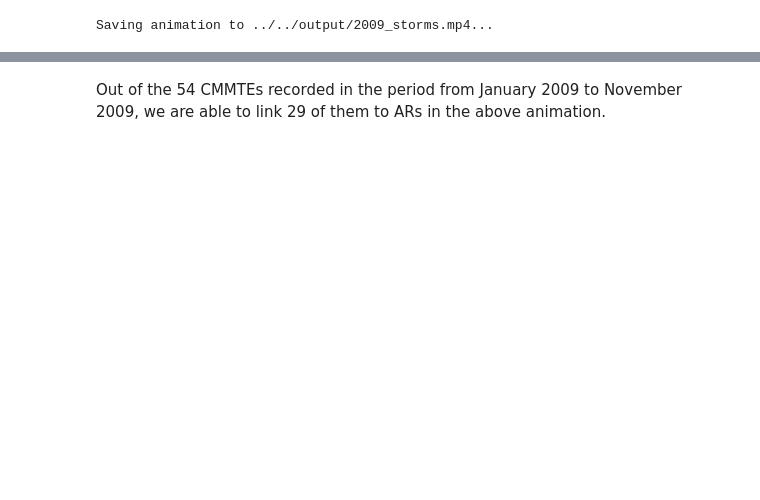
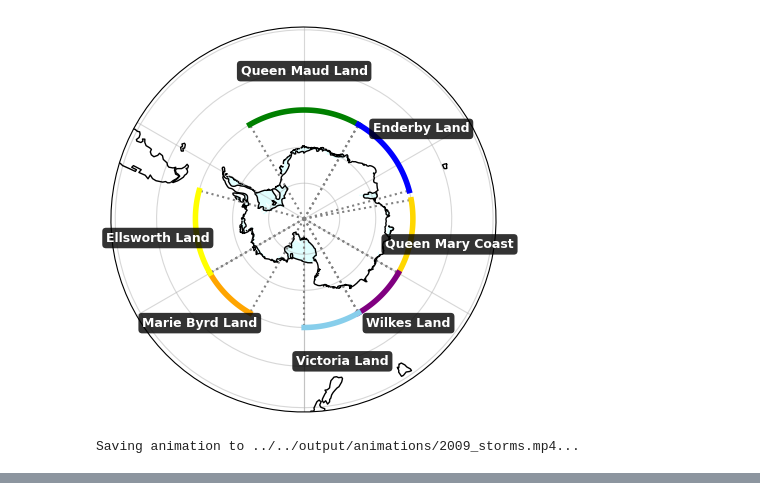
Before and after one commit to jbbutler/antarctic_AR_dataset, a Jupyter notebook: notebooks/quality_assurance/cmmt_comparison.ipynb, the cells around one changed output, grey strips where cells are left out. Cells and saved outputs as stored; diff of their text form; code cells hidden in the pictures; blank space fills up the shorter version.

```diff
--- a/notebooks/quality_assurance/cmmt_comparison.ipynb
+++ b/notebooks/quality_assurance/cmmt_comparison.ipynb
@@ -186,3 +198,44 @@ We also compare our products on an event-by-event basis for a particular year of
 # %%
-storms2009 = landfalling_storms[landfalling_storms.end_date.dt.year == 2009]
+fig, ax = plt.subplots(figsize=(5,5), subplot_kw=dict(projection=ccrs.Stereographic(central_longitude=0., central_latitude=-90.)))
+format_polar_axis(ax)
+
+regions = [
+    {"name": "Marie Byrd Land",  "color": "orange",  "lon_min": -150, "lon_max": -120},
+    {"name": "Ellsworth Land",   "color": "yellow",  "lon_min": -120, "lon_max": -75},
+    {"name": "Queen Maud Land",  "color": "green",   "lon_min": -30,  "lon_max": 30},
+    {"name": "Enderby Land",     "color": "blue",    "lon_min": 30,   "lon_max": 75},
+    {"name": "Queen Mary Coast", "color": "gold",    "lon_min": 80,   "lon_max": 120},
+    {"name": "Wilkes Land",      "color": "purple",  "lon_min": 120,  "lon_max": 150},
+    {"name": "Victoria Land",    "color": "skyblue", "lon_min": 150,  "lon_max": 180},
+]
+
+# set the outer edge for where the lines should stop (usually -60 for Antarctica)
+outer_lat = -60
+
+for region in regions:
+    # draw the radial boundary lines from the South Pole (-90) to the outer_lat
+    ax.plot([region["lon_min"], region["lon_min"]], [-90, outer_lat],
+            color='gray', linestyle=':', linewidth=1.5, transform=ccrs.PlateCarree())
+    ax.plot([region["lon_max"], region["lon_max"]], [-90, outer_lat],
+            color='gray', linestyle=':', linewidth=1.5, transform=ccrs.PlateCarree())
+
+    # draw a thick colored arc along the outer edge to identify the region
+    lons = np.linspace(region["lon_min"], region["lon_max"], 100)
+    lats = np.full_like(lons, outer_lat) # Constant latitude
+
+    ax.plot(lons, lats, color=region["color"], linewidth=4, transform=ccrs.PlateCarree())
+
+    # add the text labels slightly outside the colored arc
+    mid_lon = (region["lon_min"] + region["lon_max"]) / 2
+
+    box_style = dict(boxstyle='round,pad=0.3', facecolor='black', edgecolor='none', alpha=0.8)
+
+    ax.text(mid_lon, outer_lat + 10, region["name"],
+            color='white',
+            transform=ccrs.PlateCarree(),
+            ha='center', va='center',
+            fontweight='bold',
+            bbox=box_style, fontsize=9)
+# %% [output]
+[figure, added]
 # %%
@@ -189,7 +243,7 @@ storms2009 = landfalling_storms[landfalling_storms.end_date.dt.year == 2009]
 stormtime = to_stormtime_format(storms2009)
 # %%
-animation = make_movie(stormtime, '2009 Storms', '../../output/2009_storms.mp4')
+animation = make_movie(stormtime, 'Landfalling ARs from 2009', '../../output/animations/2009_storms.mp4')
 # %% [output]
-Saving animation to ../../output/2009_storms.mp4...
+Saving animation to ../../output/animations/2009_storms.mp4...
 # %%
 from IPython.display import Video
@@ -197,4 +251,2 @@ Video("../../output/2009_storms.mp4", embed=True, html_attributes="controls")
 # %% [output]
 [interactive output not drawn]
-# %% [markdown]
-Out of the 54 CMMTEs recorded in the period from January 2009 to November 2009, we are able to link 29 of them to ARs in the above animation.
```
Also changed, not shown: parts of 28 cells of this notebook.
